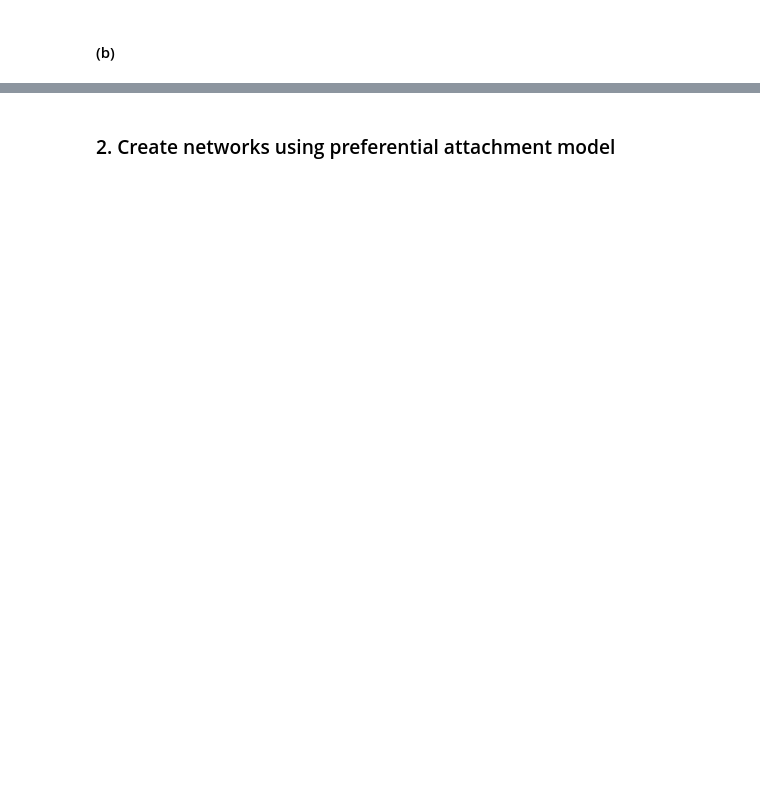
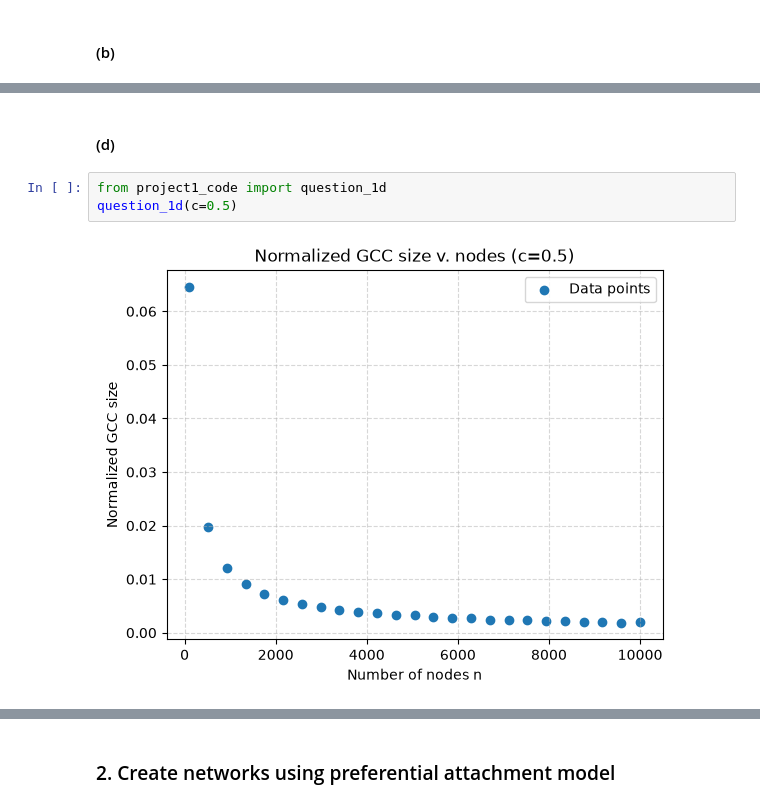
Before and after one commit to enoccer/ECE232E_repo, a Jupyter notebook: Project1/project1.ipynb, the cells around one changed output, grey strips where cells are left out. Saved outputs shown, nothing was run; the diff lists cells and outputs as text; blank space fills up the shorter version.

```diff
--- a/Project1/project1.ipynb
+++ b/Project1/project1.ipynb
@@ -13,0 +73,7 @@ Due: Friday, July 10, 2026 at 11:59 PM PST
+# %% [markdown]
+#### (d)
+# %%
+from project1_code import question_1d
+question_1d(c=0.5)
+# %% [output]
+[figure, added]
```
Also changed, not shown: parts of 43 cells of this notebook, 1 other file.
